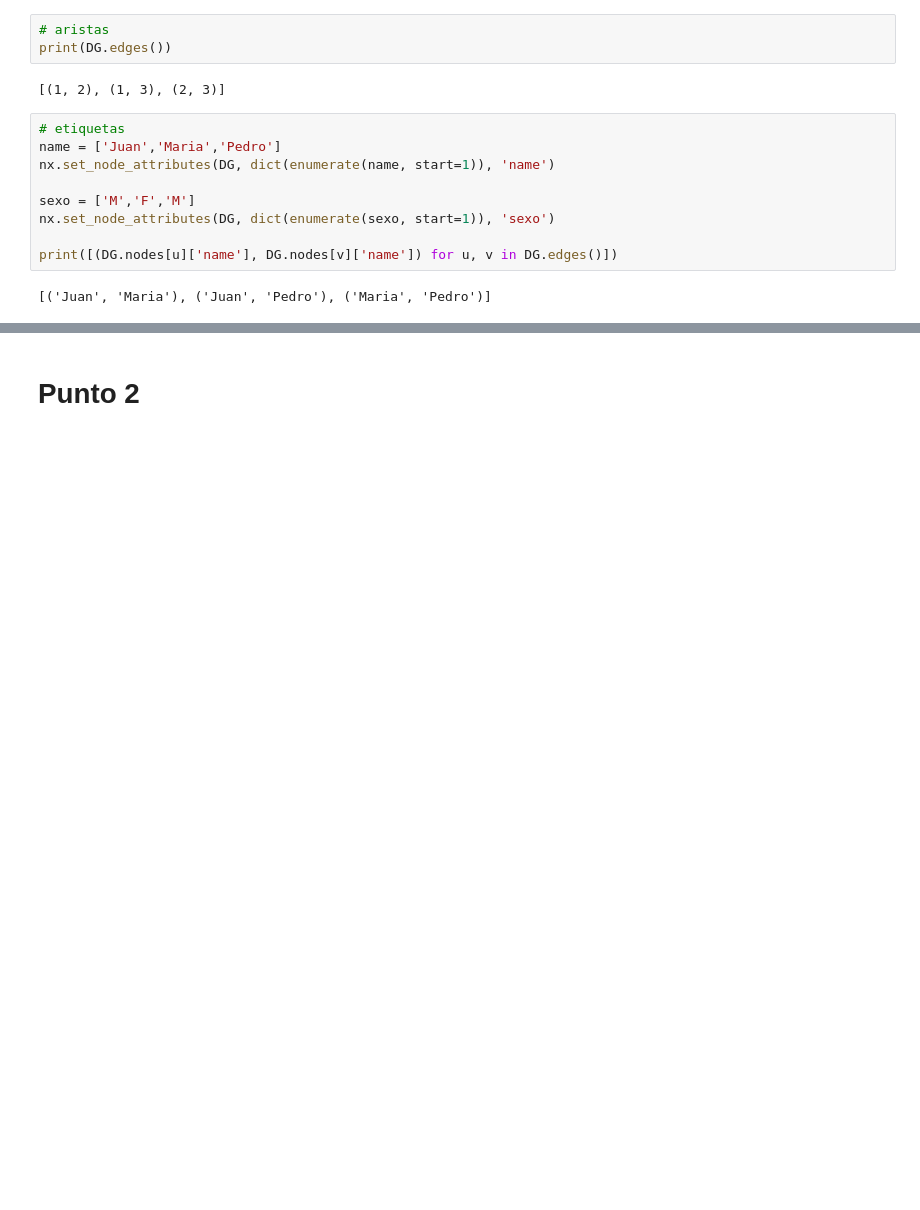
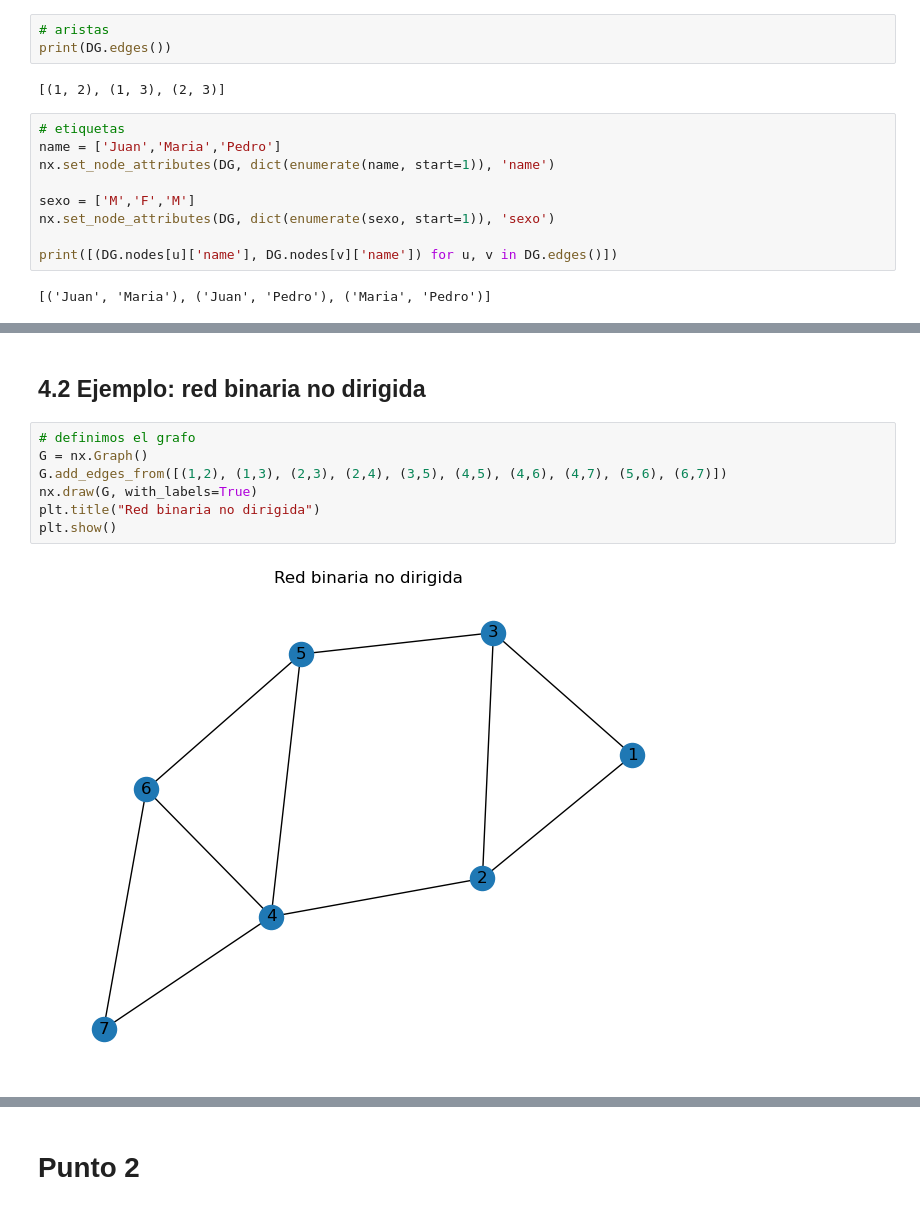
Before and after one commit to briveros23/Redes_sociales, a Jupyter notebook: notebook/Taller 1.ipynb, the cells around one changed output, grey strips where cells are left out. Cells and saved outputs as stored; diff of their text form; blank space fills up the shorter version.

```diff
--- a/notebook/Taller 1.ipynb
+++ b/notebook/Taller 1.ipynb
@@ -128,0 +128,11 @@ plt.show()
+# %% [markdown]
+## 4.2 Ejemplo: red binaria no dirigida
+# %%
+# definimos el grafo
+G = nx.Graph()
+G.add_edges_from([(1,2), (1,3), (2,3), (2,4), (3,5), (4,5), (4,6), (4,7), (5,6), (6,7)])
+nx.draw(G, with_labels=True)
+plt.title("Red binaria no dirigida")
+plt.show()
+# %% [output]
+[figure, added]
```
Also changed, not shown: parts of 12 cells of this notebook, 1 other file.
